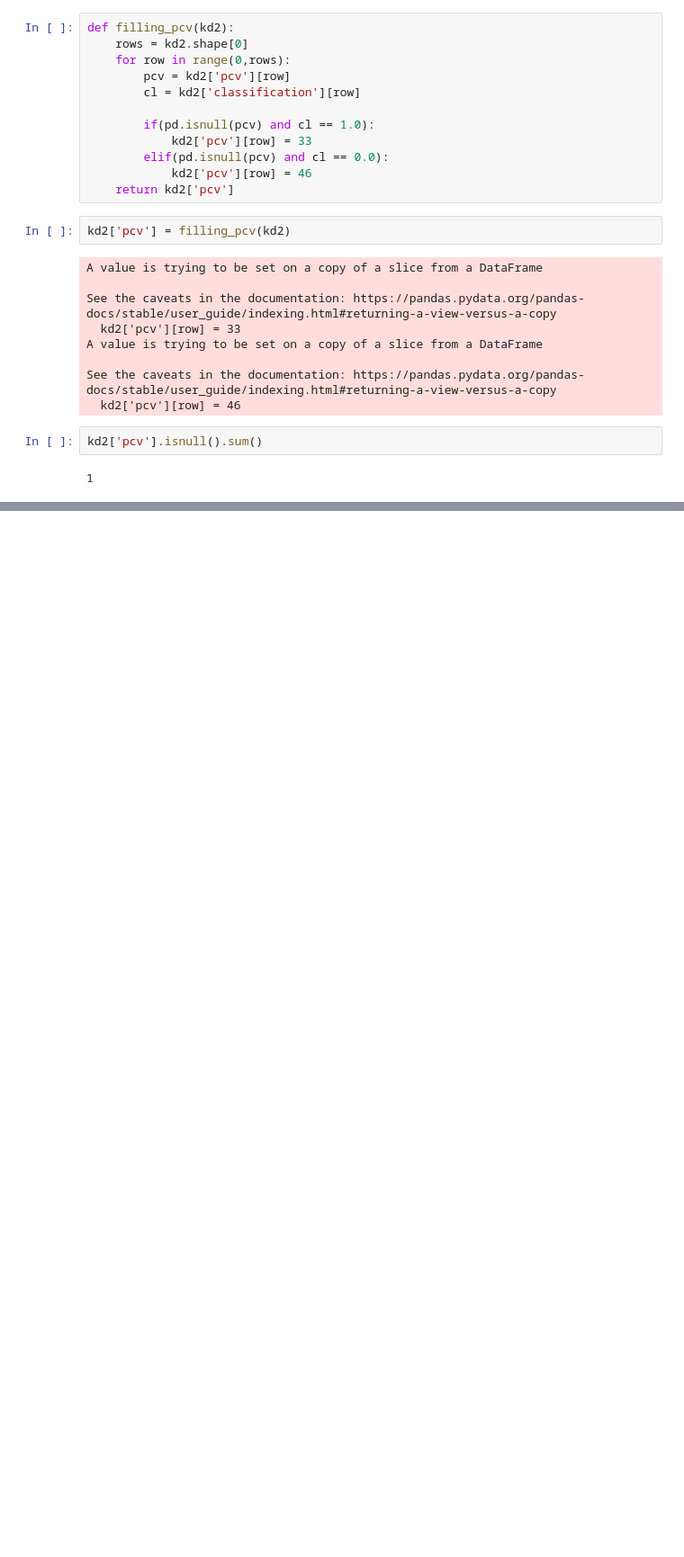
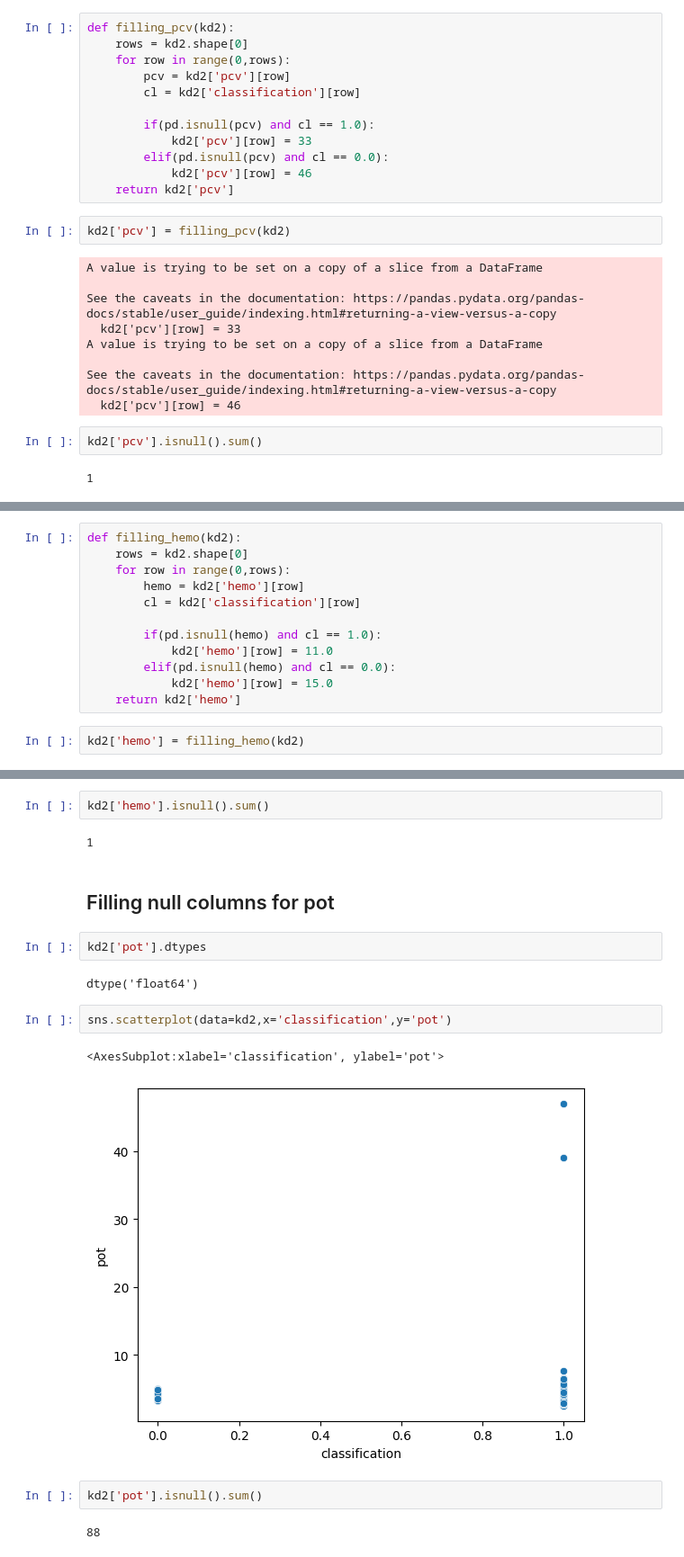
Before and after one commit to vedant202/Multiple-Deaseases-Prediction-App, a Jupyter notebook: Kidney_disease_prediction.ipynb, the cells around one changed output, grey strips where cells are left out. Shown at 90% size. Cells and saved outputs as stored; diff of their text form; blank space fills up the shorter version.

```diff
--- a/Kidney_disease_prediction.ipynb
+++ b/Kidney_disease_prediction.ipynb
@@ -632,0 +663,14 @@ kd2['pcv'].isnull().sum()
+# %%
+def filling_hemo(kd2):
+    rows = kd2.shape[0]
+    for row in range(0,rows):
+        hemo = kd2['hemo'][row]
+        cl = kd2['classification'][row]
+
+        if(pd.isnull(hemo) and cl == 1.0):
+            kd2['hemo'][row] = 11.0
+        elif(pd.isnull(hemo) and cl == 0.0):
+            kd2['hemo'][row] = 15.0
+    return kd2['hemo']
+# %%
+kd2['hemo'] = filling_hemo(kd2)
@@ -632,0 +686,19 @@ kd2['pcv'].isnull().sum()
+# %%
+kd2['hemo'].isnull().sum()
+# %% [output]
+1
+# %% [markdown]
+## Filling null columns for pot
+# %%
+kd2['pot'].dtypes
+# %% [output]
+dtype('float64')
+# %%
+sns.scatterplot(data=kd2,x='classification',y='pot')
+# %% [output]
+<AxesSubplot:xlabel='classification', ylabel='pot'>
+[figure, added]
+# %%
+kd2['pot'].isnull().sum()
+# %% [output]
+88
```
Also changed, not shown: parts of 35 cells of this notebook.
